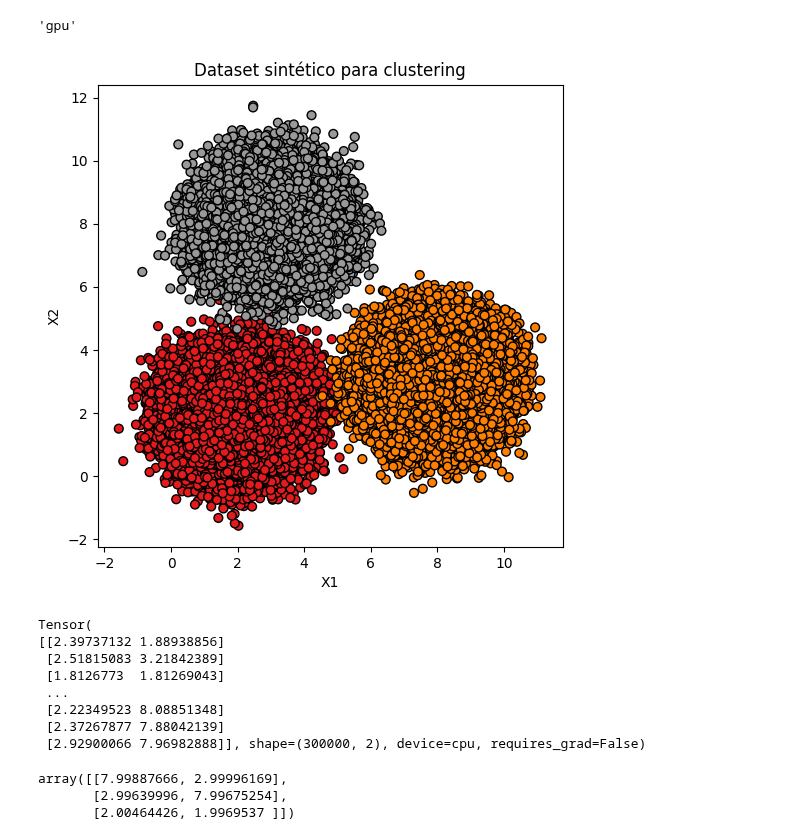
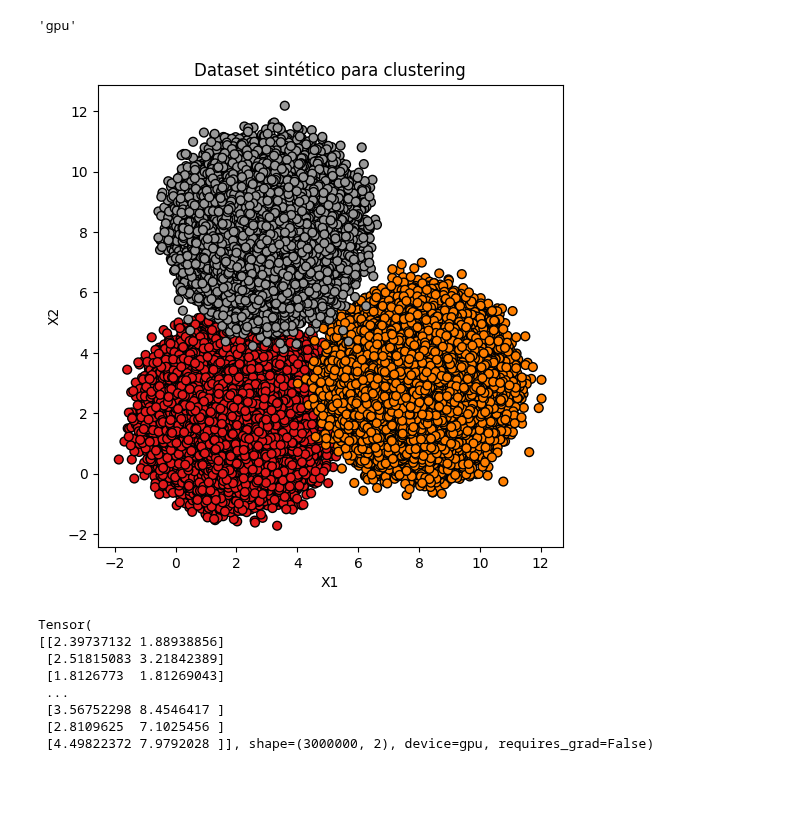
Before and after one commit to Mitchell-Mirano/sorix, a Jupyter notebook: examples/clustering/random-dataset.ipynb, the cells around one changed output. Saved outputs shown, nothing was run; the diff lists cells and outputs as text; code cells hidden in the pictures; blank space fills up the shorter version.

Commit message:
kmean with GPU and CPU

```diff
--- a/examples/clustering/random-dataset.ipynb
+++ b/examples/clustering/random-dataset.ipynb
@@ -21,41 +21,41 @@ np.random.seed(42)
 
 # Parámetros
 n_clusters = 3
-samples_per_cluster = 100000
+samples_per_cluster = 1000000
 
 # Centros de los clústeres (puedes cambiarlos)
 centros = np.array([
     [2, 2],
     [8, 3],
     [3, 8]
 ])
 
 # Desviación estándar de los clústeres
 std = 0.8
 
 # Genera los puntos
 X = []
 y = []
 for label, centro in enumerate(centros):
     puntos = np.random.randn(samples_per_cluster, 2) * std + centro
     X.append(puntos)
     y.append(np.full(samples_per_cluster, label))
 
 # Unimos todos los puntos y etiquetas
 X = np.vstack(X)
 y = np.concatenate(y)
 
 # Visualización rápida
 plt.figure(figsize=(6, 6))
 plt.scatter(X[:, 0], X[:, 1], c=y, cmap="Set1", s=40, edgecolor='k')
 plt.title("Dataset sintético para clustering")
 plt.xlabel("X1")
 plt.ylabel("X2")
 plt.show()
 # %% [output]
-[figure, old version]
+[figure, new version]
 # %%
-X_train = sorix.tensor(X, device='cpu')
+X_train = sorix.tensor(X, device=device)
 X_train
 # %% [output]
 Tensor(
@@ -63,15 +63,9 @@ Tensor(
  [2.51815083 3.21842389]
  [1.8126773  1.81269043]
  ...
- [2.22349523 8.08851348]
- [2.37267877 7.88042139]
- [2.92900066 7.96982888]], shape=(300000, 2), device=cpu, requires_grad=False)
+ [3.56752298 8.4546417 ]
+ [2.8109625  7.1025456 ]
+ [4.49822372 7.9792028 ]], shape=(3000000, 2), device=gpu, requires_grad=False)
 # %%
 kmeans = Kmeans(n_clusters=n_clusters)
 kmeans.fit(X_train)
-# %%
-kmeans.centroids
-# %% [output]
-array([[7.99887666, 2.99996169],
-       [2.99639996, 7.99675254],
-       [2.00464426, 1.9969537 ]])
```
Also changed, not shown: 2 other files.
